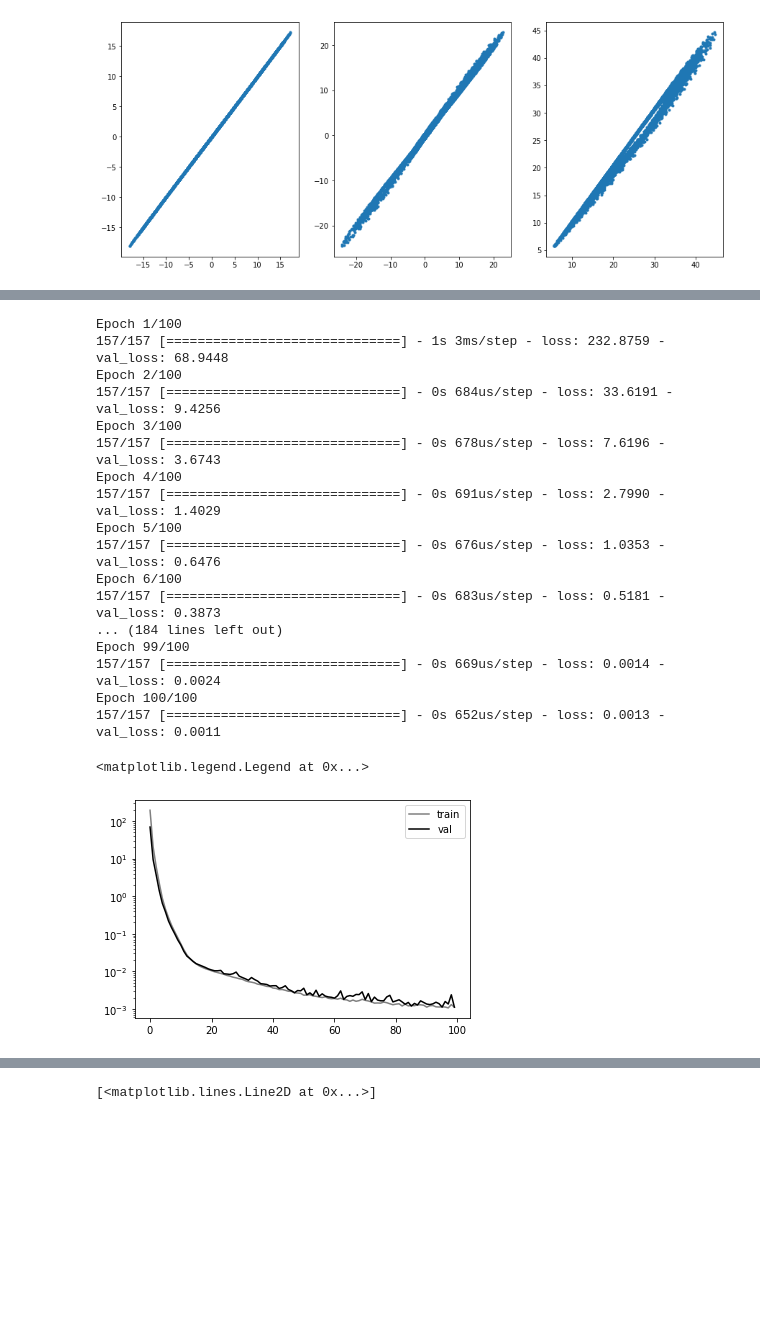
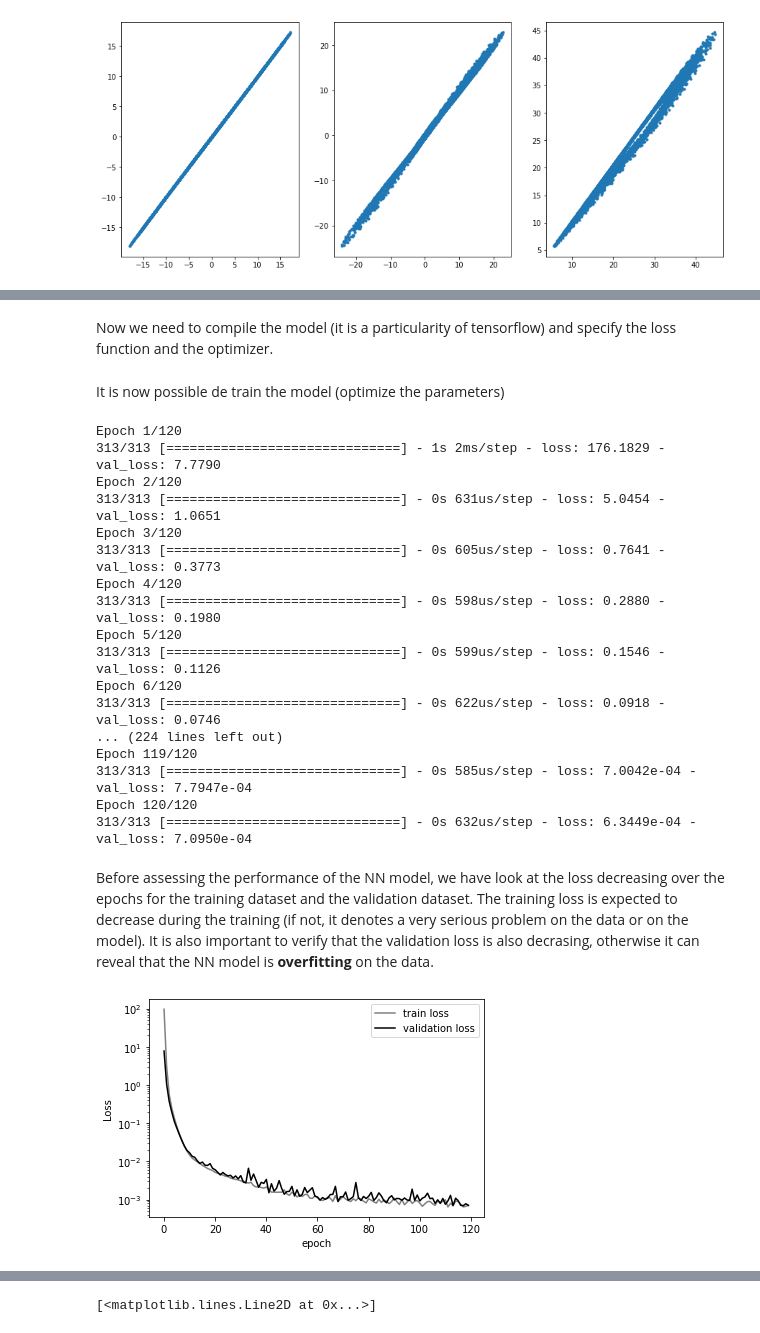
Before and after one commit to nansencenter/ml-crashcourse, a Jupyter notebook: L63_demonstrator.ipynb, the cells around one changed output, grey strips where cells are left out. Cells and saved outputs as stored; diff of their text form; code cells hidden in the pictures; blank space fills up the shorter version.

```diff
--- a/L63_demonstrator.ipynb
+++ b/L63_demonstrator.ipynb
@@ -135,7 +290,9 @@ ax[2].plot(Vtestlin[:,0,2])
 # %%
-mean_ = np.mean(Xtrain,axis=0,keepdims=True)
-std_= np.std(Xtrain,axis=0, keepdims=True)
-
-
-norm = lambda x: (x-mean_)/std_
-denorm = lambda x: x*std_ + mean_
+if norm_input:
+    mean_ = np.mean(Xtrain,axis=0,keepdims=True)
+    std_= np.std(Xtrain,axis=0, keepdims=True)
+    norm = lambda x: (x-mean_)/std_
+    denorm = lambda x: x*std_ + mean_
+else:
+    norm = lambda x: x
+    denorm = lambda x: x
@@ -146,7 +301,7 @@ from tensorflow.keras import layers
 # %%
 nn_model = keras.Sequential(
     [
-        layers.Dense(50, activation="relu", name="layer1", input_shape=(3,)),
-        layers.Dense(20, activation="relu", name="layer2"),
+        layers.Dense(nhid1, activation="relu", name="layer1", input_shape=(3,)),
+        layers.Dense(nhid2, activation="relu", name="layer2"),
         layers.Dense(3, name="output", activation="linear"),
     ])
@@ -168,32 +325,39 @@ Trainable params: 1,283
 Non-trainable params: 0
 _________________________________________________________________
+# %% [markdown]
+Now we need to compile the model (it is a particularity of tensorflow) and specify the loss function and the optimizer.
 # %%
-nn_model.compile(optimizer='Adam', loss='mse')
+nn_model.compile(optimizer=optimizer, loss='mse')
+# %% [markdown]
+It is now possible de train the model (optimize the parameters)
 # %%
-history = nn_model.fit(norm(Xtrain),ytrain, validation_data=(norm(Xval),yval),epochs=100, batch_size=64)
+history = nn_model.fit(norm(Xtrain),ytrain, validation_data=(norm(Xval),yval),epochs=epochs)
 # %% [output]
-Epoch 1/100
-157/157 [==============================] - 1s 3ms/step - loss: 232.8759 - val_loss: 68.9448
-Epoch 2/100
-157/157 [==============================] - 0s 684us/step - loss: 33.6191 - val_loss: 9.4256
-Epoch 3/100
-157/157 [==============================] - 0s 678us/step - loss: 7.6196 - val_loss: 3.6743
-Epoch 4/100
-157/157 [==============================] - 0s 691us/step - loss: 2.7990 - val_loss: 1.4029
-Epoch 5/100
-157/157 [==============================] - 0s 676us/step - loss: 1.0353 - val_loss: 0.6476
-Epoch 6/100
-157/157 [==============================] - 0s 683us/step - loss: 0.5181 - val_loss: 0.3873
-... (184 lines left out)
-Epoch 99/100
-157/157 [==============================] - 0s 669us/step - loss: 0.0014 - val_loss: 0.0024
-Epoch 100/100
-157/157 [==============================] - 0s 652us/step - loss: 0.0013 - val_loss: 0.0011
+Epoch 1/120
+313/313 [==============================] - 1s 2ms/step - loss: 176.1829 - val_loss: 7.7790
+Epoch 2/120
+313/313 [==============================] - 0s 631us/step - loss: 5.0454 - val_loss: 1.0651
+Epoch 3/120
+313/313 [==============================] - 0s 605us/step - loss: 0.7641 - val_loss: 0.3773
+Epoch 4/120
+313/313 [==============================] - 0s 598us/step - loss: 0.2880 - val_loss: 0.1980
+Epoch 5/120
+313/313 [==============================] - 0s 599us/step - loss: 0.1546 - val_loss: 0.1126
+Epoch 6/120
+313/313 [==============================] - 0s 622us/step - loss: 0.0918 - val_loss: 0.0746
+... (224 lines left out)
+Epoch 119/120
+313/313 [==============================] - 0s 585us/step - loss: 7.0042e-04 - val_loss: 7.7947e-04
+Epoch 120/120
+313/313 [==============================] - 0s 632us/step - loss: 6.3449e-04 - val_loss: 7.0950e-04
+# %% [markdown]
+Before assessing the performance of the NN model, we have look at the loss decreasing over the epochs for the training dataset and the validation dataset. The training loss is expected to decrease during the training (if not, it denotes a very serious problem on the data or on the model). It is also important to verify that the validation loss is also decrasing, otherwise it can reveal that the NN model is **overfitting** on the data.
 # %%
 fig, ax = plt.subplots()
-ax.semilogy(history.history['loss'],color='gray',label='train')
-ax.semilogy(history.history['val_loss'],color='black',label='val')
+ax.semilogy(history.history['loss'],color='gray',label='train loss')
+ax.semilogy(history.history['val_loss'],color='black',label='validation loss')
 ax.legend()
+ax.set_xlabel('epoch');
+ax.set_ylabel('Loss');
 # %% [output]
-<matplotlib.legend.Legend at 0x...>
-[figure, old version]
+[figure, new version]
```
Also changed, not shown: parts of 66 cells of this notebook.
